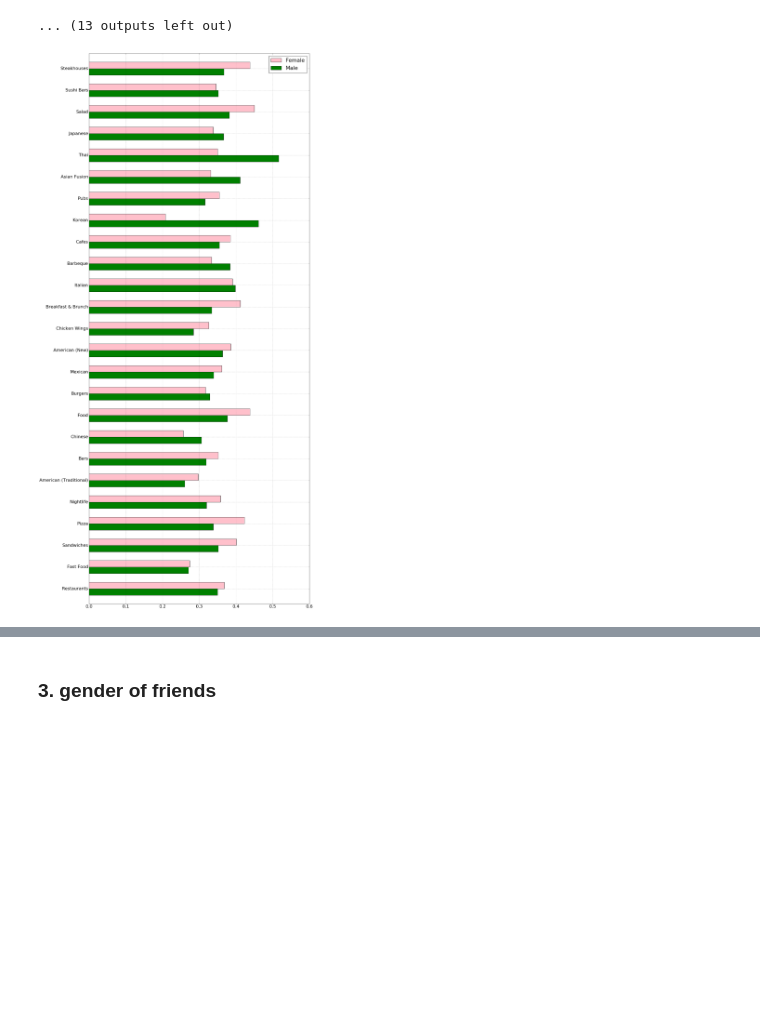
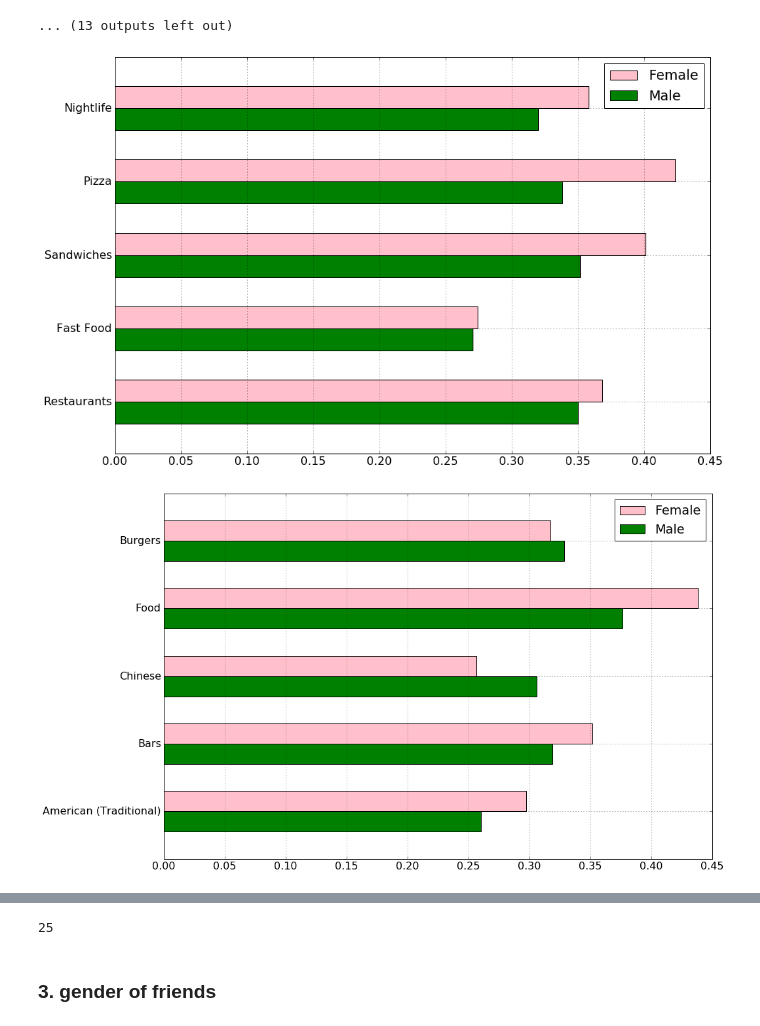
Before and after one commit to LargePanda/yelp_gender, a Jupyter notebook: analysis.ipynb, the cells around one changed output, grey strips where cells are left out. Drawn from its saved outputs; the diff is of its cells as text; code cells hidden in the pictures; blank space fills up the shorter version.

```diff
--- a/analysis.ipynb
+++ b/analysis.ipynb
@@ -649,7 +573,9 @@ matplotlib.rcParams.update({'font.size': 22})
 type_good_stats = {}
 for tp in types:
     type_good_stats[tp] = get_good_stats(tp, business, review_samples, users)
-# %%
-plot_bar_h(types, type_good_stats, (20,50))
-# %% [output]
-[figure, removed]
+# %%
+for ix in [0,5,10,15,20]:
+    plot_bar_h(types[ix:ix+5], type_good_stats, (15,10))
+# %% [output]
+[figure, added]
+[figure, added]
@@ -656,3 +585,7 @@ plot_bar_h(types, type_good_stats, (20,50))
+# %%
+len(types)
+# %% [output]
+25
 # %% [markdown]
 ### 3. gender of friends
 # %%
```
Also changed, not shown: parts of 25 cells of this notebook, 2 other files.
